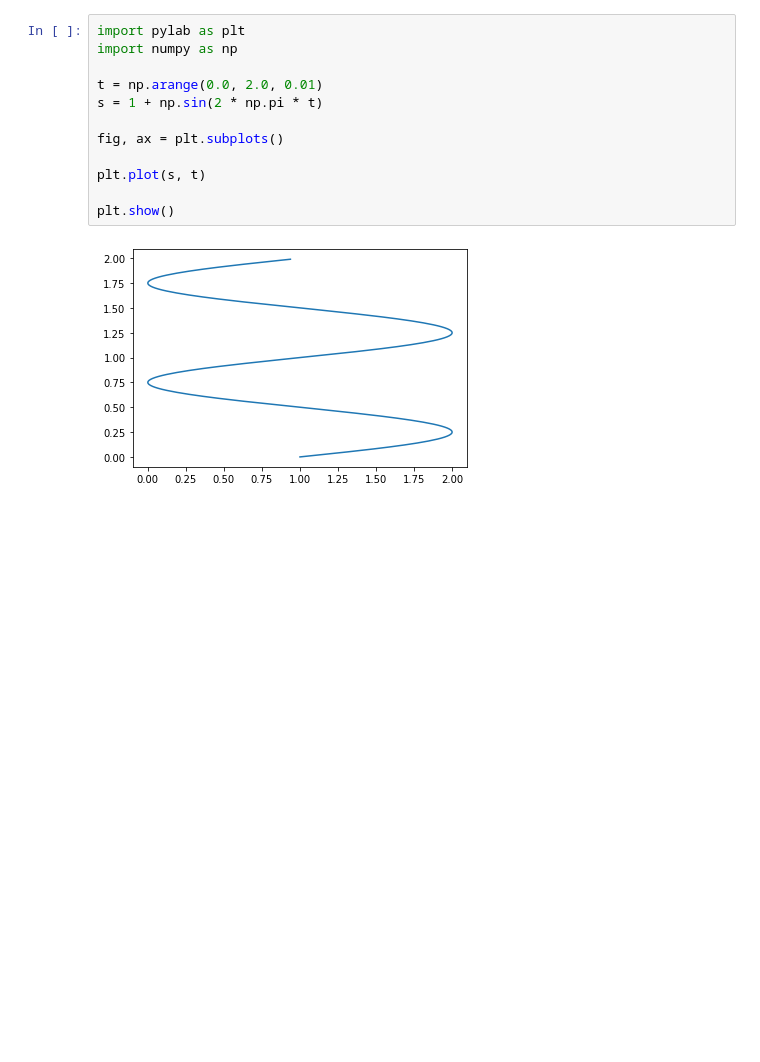
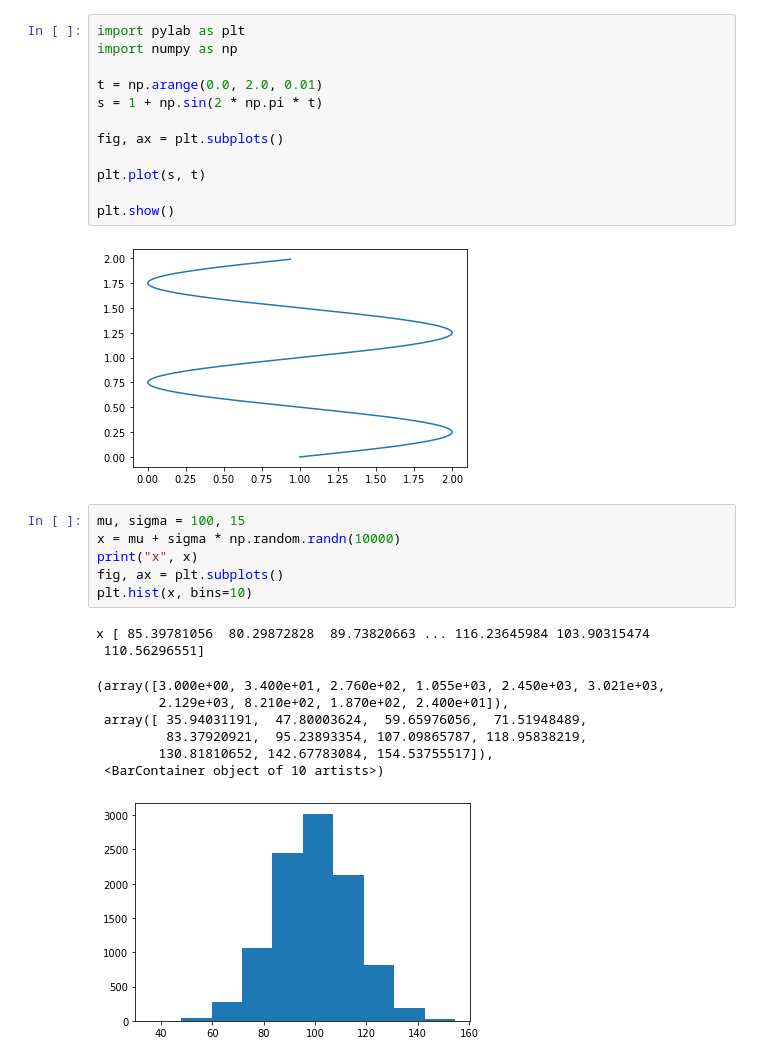
Before and after one commit to dinosaur96m/matplotlib_tutorial, a Jupyter notebook: playground.ipynb, the cells around one changed output. Saved outputs shown, nothing was run; the diff lists cells and outputs as text; blank space fills up the shorter version.

```diff
--- a/playground.ipynb
+++ b/playground.ipynb
@@ -28,3 +28,19 @@ plt.plot(s, t)
 plt.show()
 # %% [output]
 [figure]
+# %%
+mu, sigma = 100, 15
+x = mu + sigma * np.random.randn(10000)
+print("x", x)
+fig, ax = plt.subplots()
+plt.hist(x, bins=10)
+# %% [output]
+x [ 85.39781056  80.29872828  89.73820663 ... 116.23645984 103.90315474
+ 110.56296551]
+(array([3.000e+00, 3.400e+01, 2.760e+02, 1.055e+03, 2.450e+03, 3.021e+03,
+        2.129e+03, 8.210e+02, 1.870e+02, 2.400e+01]),
+ array([ 35.94031191,  47.80003624,  59.65976056,  71.51948489,
+         83.37920921,  95.23893354, 107.09865787, 118.95838219,
+        130.81810652, 142.67783084, 154.53755517]),
+ <BarContainer object of 10 artists>)
+[figure, added]
```
Also changed, not shown: parts of 3 cells of this notebook.
